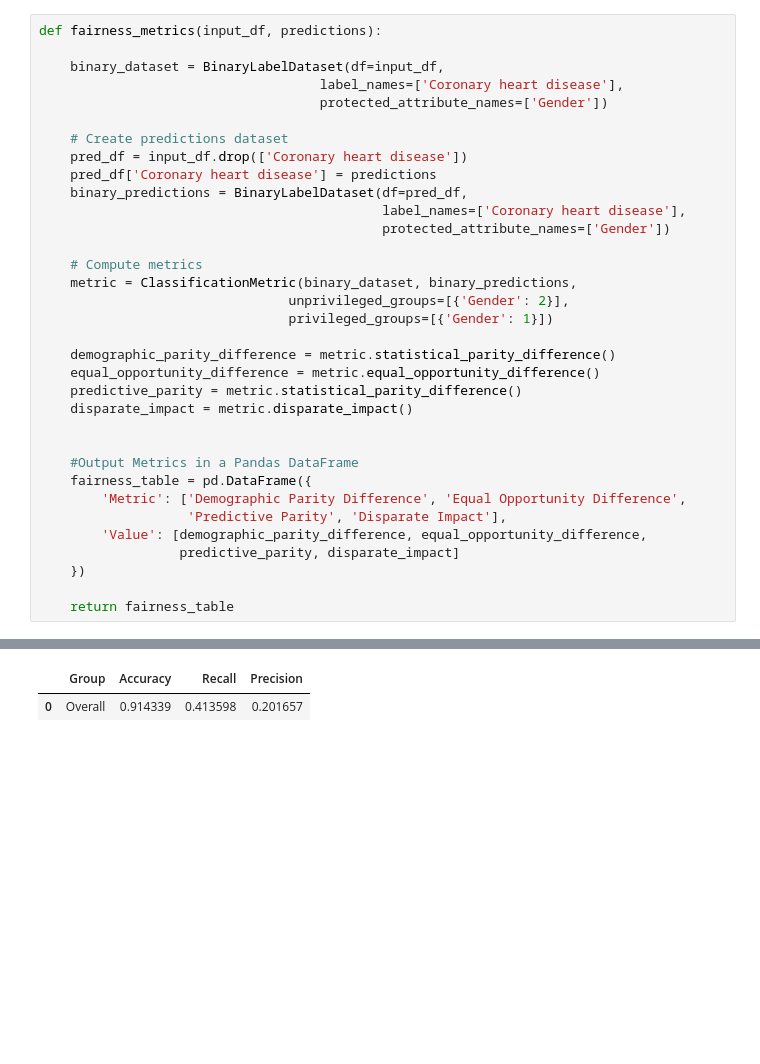
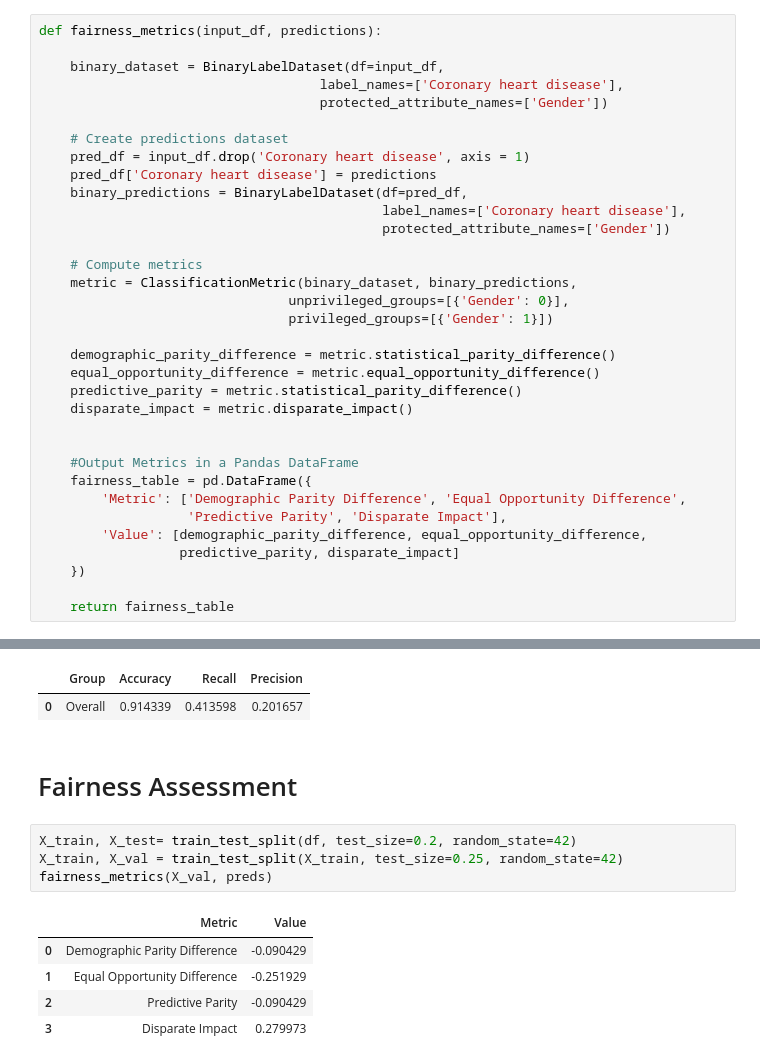
Before and after one commit to patsals/CHD-adversarial-nn, a Jupyter notebook: simpleNN.ipynb, the cells around one changed output, grey strips where cells are left out. Drawn from its saved outputs; the diff is of its cells as text; blank space fills up the shorter version.

```diff
--- a/simpleNN.ipynb
+++ b/simpleNN.ipynb
@@ -78,7 +78,7 @@ def fairness_metrics(input_df, predictions):
                                     protected_attribute_names=['Gender'])
 
     # Create predictions dataset
-    pred_df = input_df.drop(['Coronary heart disease'])
+    pred_df = input_df.drop('Coronary heart disease', axis = 1)
     pred_df['Coronary heart disease'] = predictions
     binary_predictions = BinaryLabelDataset(df=pred_df,
                                             label_names=['Coronary heart disease'],
@@ -86,7 +86,7 @@ def fairness_metrics(input_df, predictions):
 
     # Compute metrics
     metric = ClassificationMetric(binary_dataset, binary_predictions,
-                                unprivileged_groups=[{'Gender': 2}],
+                                unprivileged_groups=[{'Gender': 0}],
                                 privileged_groups=[{'Gender': 1}])
 
     demographic_parity_difference = metric.statistical_parity_difference()
@@ -267,3 +267,15 @@ model_assessment(preds, y_val)
 # %% [output]
 |  | Group | Accuracy | Recall | Precision |
 | 0 | Overall | 0.914339 | 0.413598 | 0.201657 |
+# %% [markdown]
+# Fairness Assessment
+# %%
+X_train, X_test= train_test_split(df, test_size=0.2, random_state=42)
+X_train, X_val = train_test_split(X_train, test_size=0.25, random_state=42)
+fairness_metrics(X_val, preds)
+# %% [output]
+|  | Metric | Value |
+| 0 | Demographic Parity Difference | -0.090429 |
+| 1 | Equal Opportunity Difference | -0.251929 |
+| 2 | Predictive Parity | -0.090429 |
+| 3 | Disparate Impact | 0.279973 |
```
Also changed, not shown: parts of 1 cell of this notebook, 2 other files.
